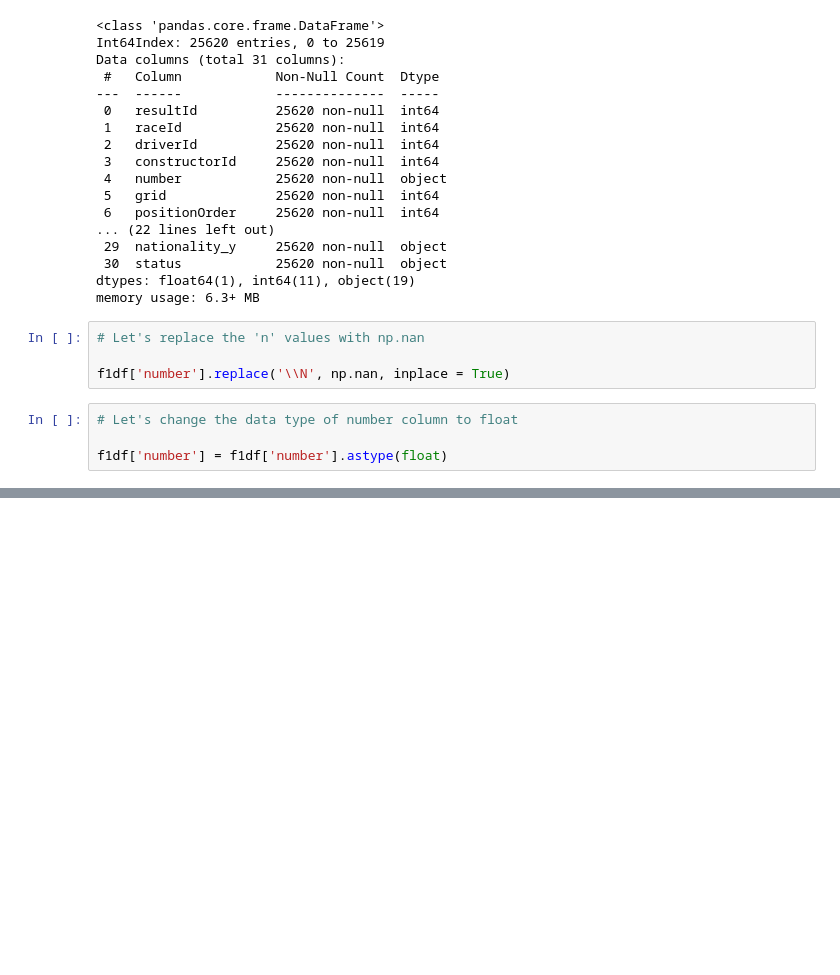
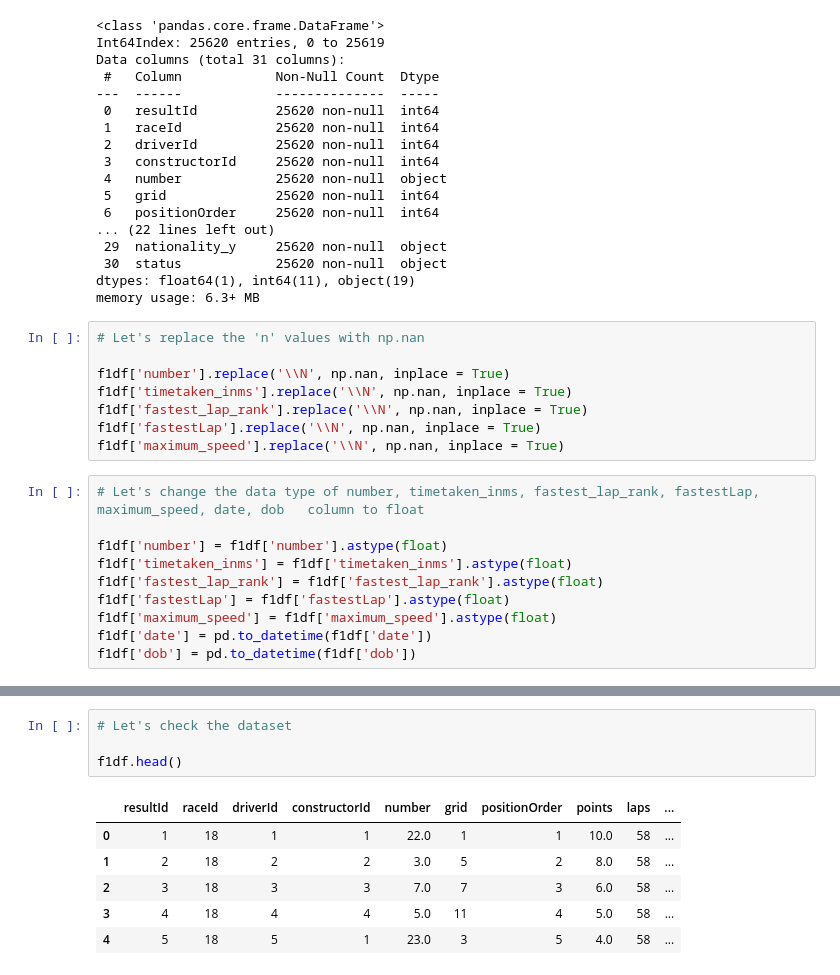
Before and after one commit to Kousikdutta1/Formula-1-Data-Analysis, a Jupyter notebook: Formula_1_Exploratory_Data_Analysis.ipynb, the cells around one changed output, grey strips where cells are left out. Cells and saved outputs as stored; diff of their text form; blank space fills up the shorter version.

```diff
--- a/Formula_1_Exploratory_Data_Analysis.ipynb
+++ b/Formula_1_Exploratory_Data_Analysis.ipynb
@@ -413,7 +409,17 @@ memory usage: 6.3+ MB
 # Let's replace the 'n' values with np.nan
 
 f1df['number'].replace('\\N', np.nan, inplace = True)
+f1df['timetaken_inms'].replace('\\N', np.nan, inplace = True)
+f1df['fastest_lap_rank'].replace('\\N', np.nan, inplace = True)
+f1df['fastestLap'].replace('\\N', np.nan, inplace = True)
+f1df['maximum_speed'].replace('\\N', np.nan, inplace = True)
 # %%
-# Let's change the data type of number column to float
+# Let's change the data type of number, timetaken_inms, fastest_lap_rank, fastestLap, maximum_speed, date, dob   column to float
 
 f1df['number'] = f1df['number'].astype(float)
+f1df['timetaken_inms'] = f1df['timetaken_inms'].astype(float)
+f1df['fastest_lap_rank'] = f1df['fastest_lap_rank'].astype(float)
+f1df['fastestLap'] = f1df['fastestLap'].astype(float)
+f1df['maximum_speed'] = f1df['maximum_speed'].astype(float)
+f1df['date'] = pd.to_datetime(f1df['date'])
+f1df['dob'] = pd.to_datetime(f1df['dob'])
@@ -441,0 +468,11 @@ memory usage: 6.3+ MB
+# %%
+# Let's check the dataset
+
+f1df.head()
+# %% [output]
+|  | resultId | raceId | driverId | constructorId | number | grid | positionOrder | points | laps | ... |
+| 0 | 1 | 18 | 1 | 1 | 22.0 | 1 | 1 | 10.0 | 58 | ... |
+| 1 | 2 | 18 | 2 | 2 | 3.0 | 5 | 2 | 8.0 | 58 | ... |
+| 2 | 3 | 18 | 3 | 3 | 7.0 | 7 | 3 | 6.0 | 58 | ... |
+| 3 | 4 | 18 | 4 | 4 | 5.0 | 11 | 4 | 5.0 | 58 | ... |
+| 4 | 5 | 18 | 5 | 1 | 23.0 | 3 | 5 | 4.0 | 58 | ... |
```
Also changed, not shown: parts of 22 cells of this notebook.
